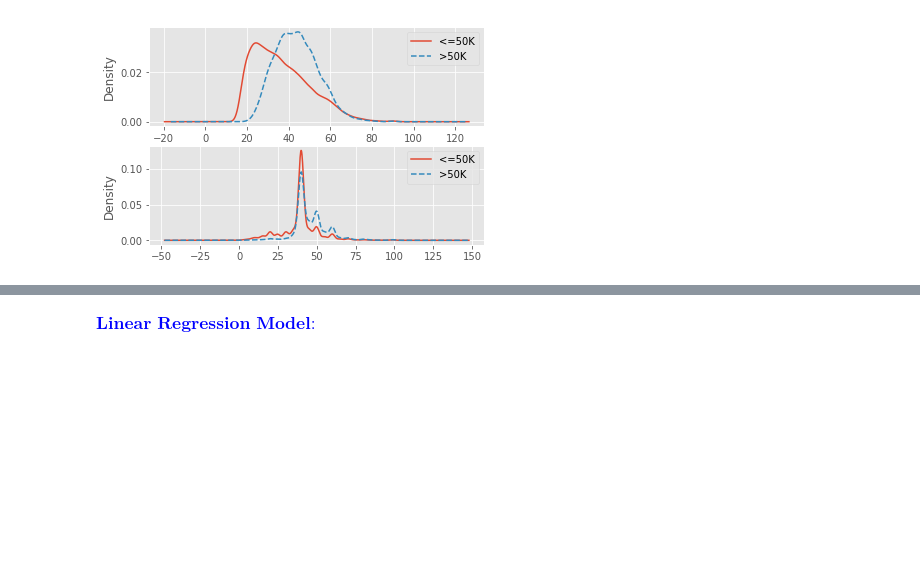
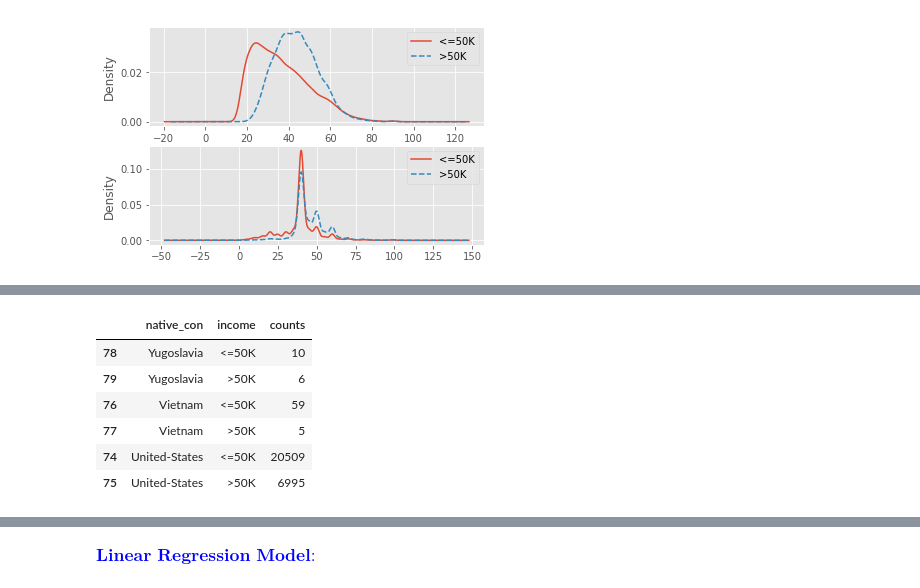
Before and after one commit to KayGong/Python_ML_Pred, a Jupyter notebook: Prediction of Income.ipynb, the cells around one changed output, grey strips where cells are left out. Saved outputs shown, nothing was run; the diff lists cells and outputs as text; code cells hidden in the pictures; blank space fills up the shorter version.

```diff
--- a/Prediction of Income.ipynb
+++ b/Prediction of Income.ipynb
@@ -168,0 +161,10 @@ plt.show()
+# %%
+native_con.head(6)
+# %% [output]
+|  | native_con | income | counts |
+| 78 | Yugoslavia | <=50K | 10 |
+| 79 | Yugoslavia | >50K | 6 |
+| 76 | Vietnam | <=50K | 59 |
+| 77 | Vietnam | >50K | 5 |
+| 74 | United-States | <=50K | 20509 |
+| 75 | United-States | >50K | 6995 |
```
Also changed, not shown: parts of 8 cells of this notebook.
